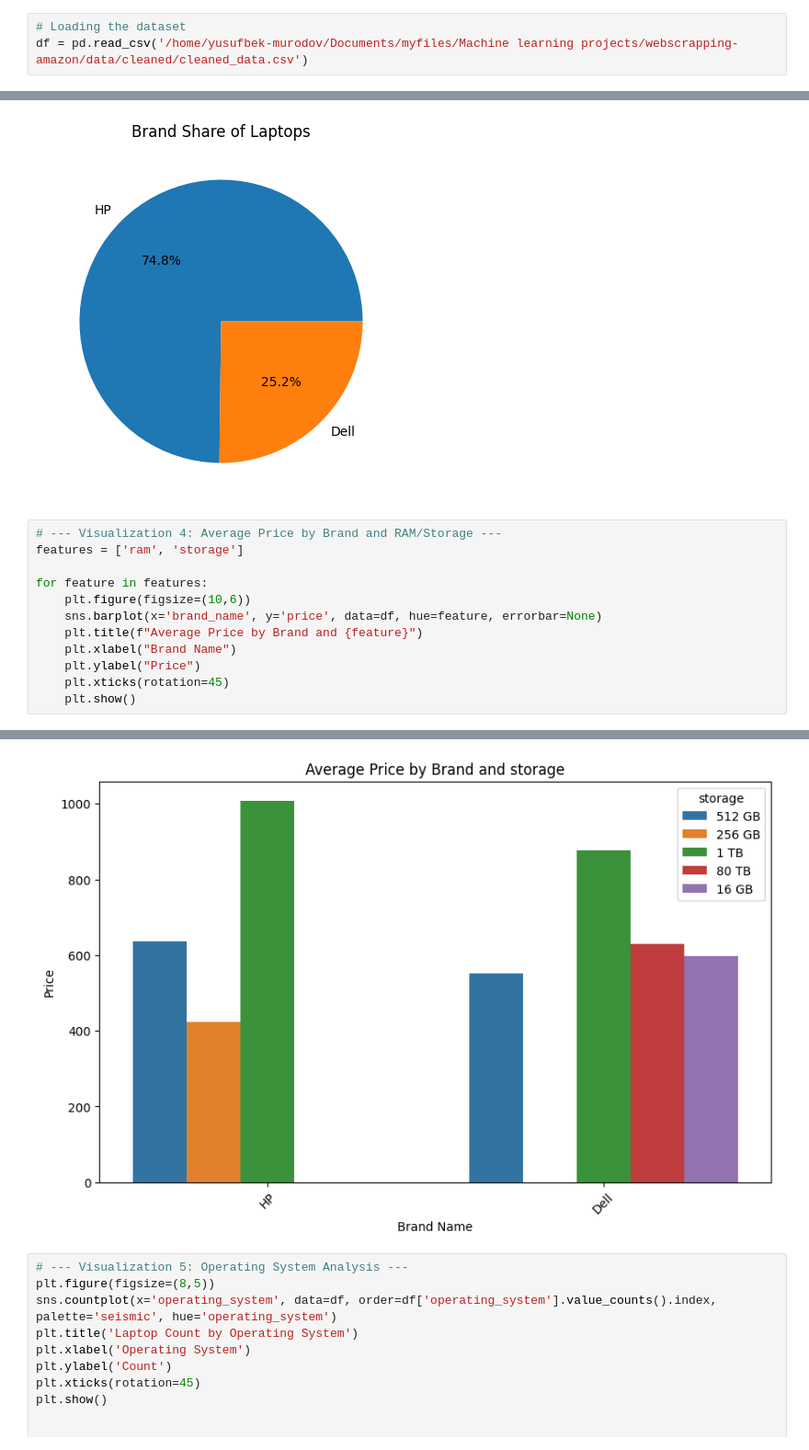
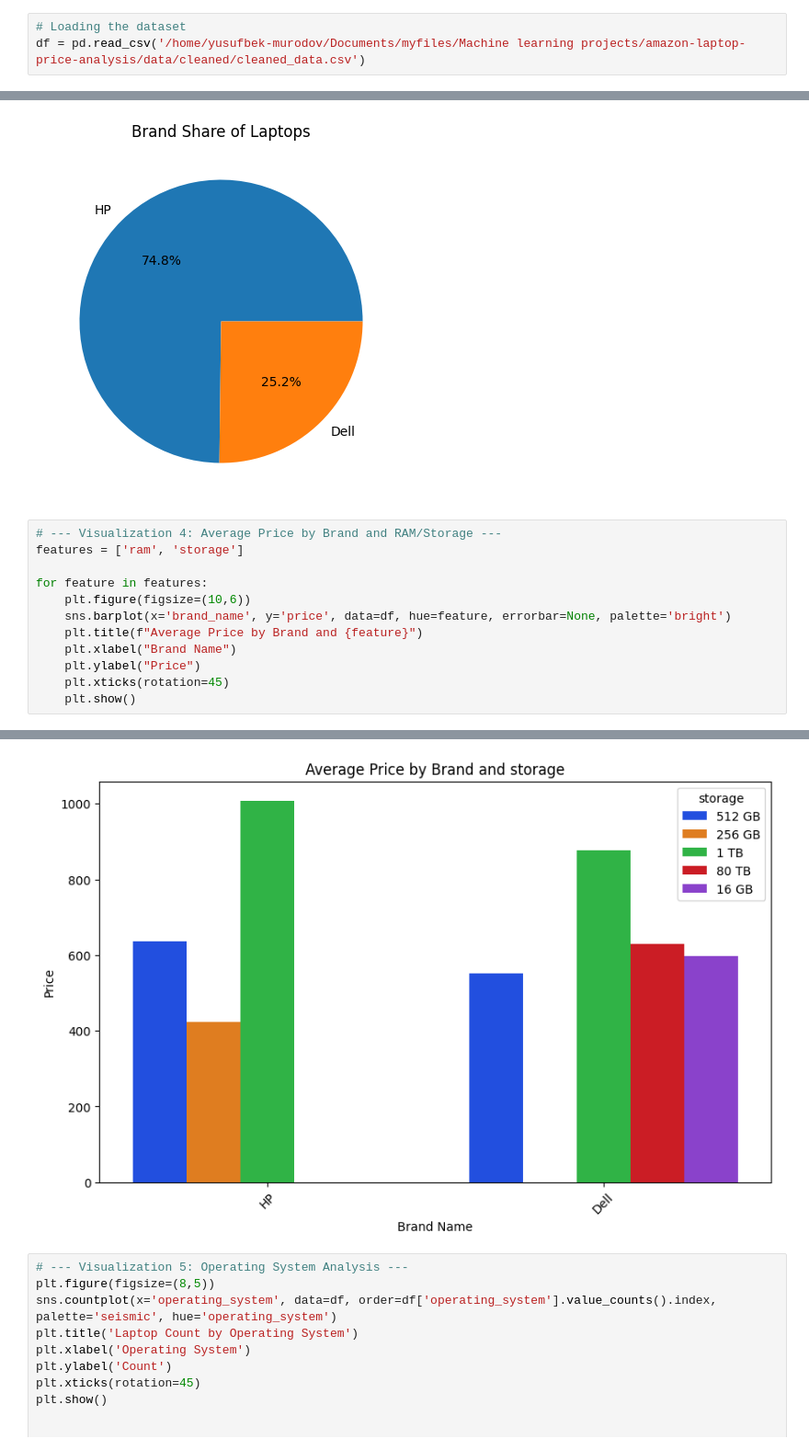
Before and after one commit to yusufbek-murodov/amazon-laptop-price-analysis, a Jupyter notebook: notebooks/visualizations.ipynb, the cells around one changed output, grey strips where cells are left out. Shown at 92% size. Drawn from its saved outputs; the diff is of its cells as text.

```diff
--- a/notebooks/visualizations.ipynb
+++ b/notebooks/visualizations.ipynb
@@ -4,7 +4,7 @@ import matplotlib.pyplot as plt
 import seaborn as sns
 # %%
 # Loading the dataset
-df = pd.read_csv('/home/yusufbek-murodov/Documents/myfiles/Machine learning projects/webscrapping-amazon/data/cleaned/cleaned_data.csv')
+df = pd.read_csv('/home/yusufbek-murodov/Documents/myfiles/Machine learning projects/amazon-laptop-price-analysis/data/cleaned/cleaned_data.csv')
 # %%
 # --- Visualization 1: Distribution of Prices ---
 plt.figure(figsize=(10,6))
@@ -61,7 +61,7 @@ features = ['ram', 'storage']
 
 for feature in features:
     plt.figure(figsize=(10,6))
-    sns.barplot(x='brand_name', y='price', data=df, hue=feature, errorbar=None)
+    sns.barplot(x='brand_name', y='price', data=df, hue=feature, errorbar=None, palette='bright')
     plt.title(f"Average Price by Brand and {feature}")
     plt.xlabel("Brand Name")
     plt.ylabel("Price")
@@ -72,4 +72,4 @@ for feature in features:
-[figure, old version]
+[figure, new version]
 # %%
 # --- Visualization 5: Operating System Analysis ---
 plt.figure(figsize=(8,5))
```
Also changed, not shown: parts of 1 cell of this notebook, 8 other files.
